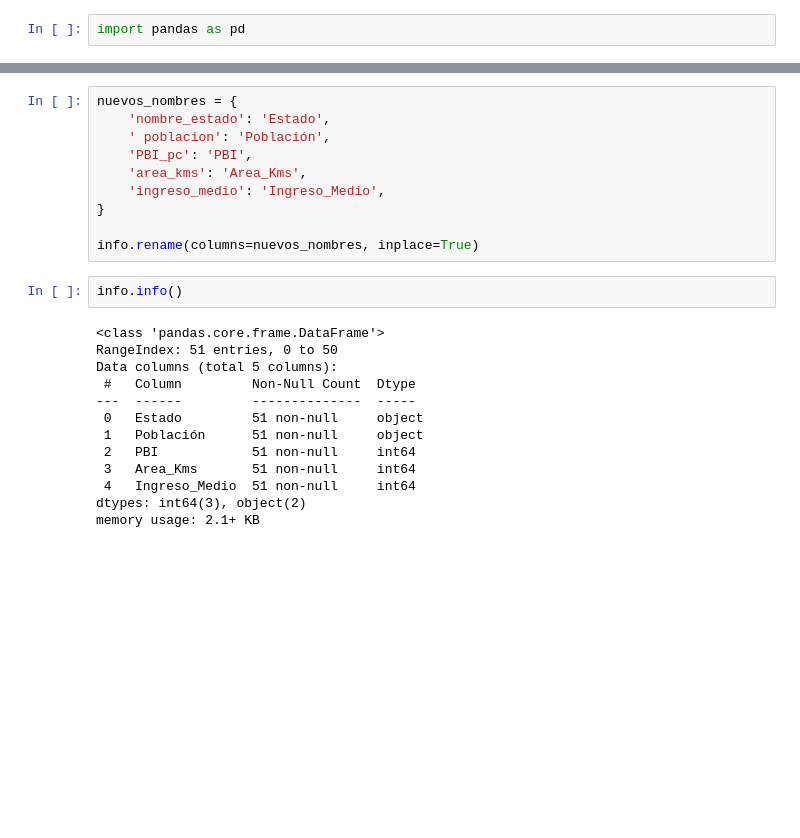
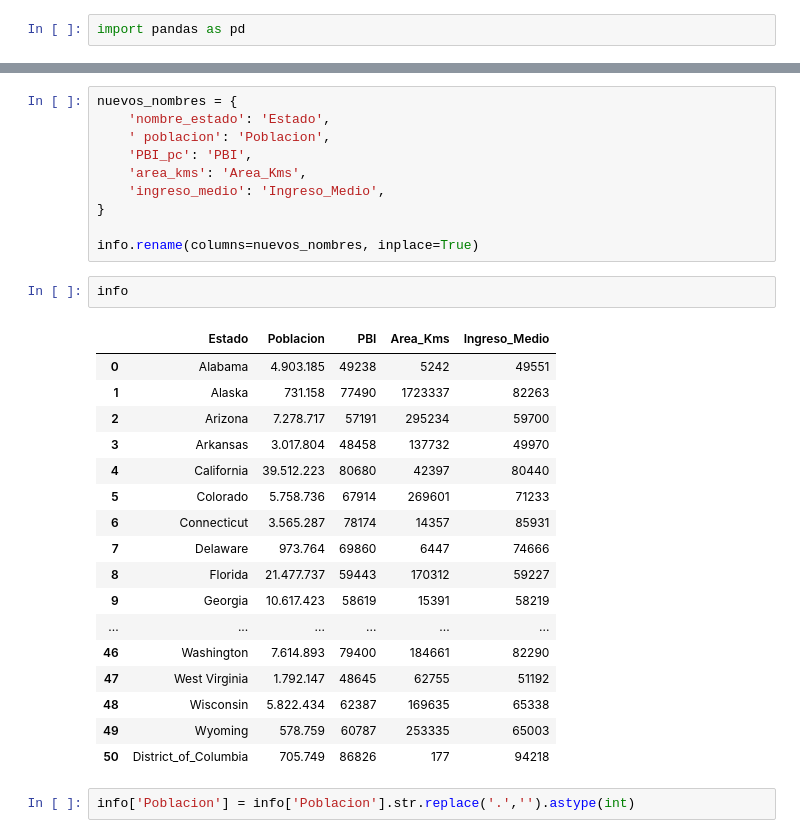
Before and after one commit to Marianopopov/Google_Yelp_Recommend, a Jupyter notebook: notebooks/ETL/etl_info_estados.ipynb, the cells around one changed output, grey strips where cells are left out. Cells and saved outputs as stored; diff of their text form; blank space fills up the shorter version.

```diff
--- a/notebooks/ETL/etl_info_estados.ipynb
+++ b/notebooks/ETL/etl_info_estados.ipynb
@@ -27,7 +27,7 @@ info
 # %%
 nuevos_nombres = {
     'nombre_estado': 'Estado',
-    ' poblacion': 'Población',
+    ' poblacion': 'Poblacion',
     'PBI_pc': 'PBI',
     'area_kms': 'Area_Kms',
     'ingreso_medio': 'Ingreso_Medio',
@@ -35,17 +35,24 @@ nuevos_nombres = {
 
 info.rename(columns=nuevos_nombres, inplace=True)
 # %%
-info.info()
+info
 # %% [output]
-<class 'pandas.core.frame.DataFrame'>
-RangeIndex: 51 entries, 0 to 50
-Data columns (total 5 columns):
- #   Column         Non-Null Count  Dtype
----  ------         --------------  -----
- 0   Estado         51 non-null     object
- 1   Población      51 non-null     object
- 2   PBI            51 non-null     int64
- 3   Area_Kms       51 non-null     int64
- 4   Ingreso_Medio  51 non-null     int64
-dtypes: int64(3), object(2)
-memory usage: 2.1+ KB
+|  | Estado | Poblacion | PBI | Area_Kms | Ingreso_Medio |
+| 0 | Alabama | 4.903.185 | 49238 | 5242 | 49551 |
+| 1 | Alaska | 731.158 | 77490 | 1723337 | 82263 |
+| 2 | Arizona | 7.278.717 | 57191 | 295234 | 59700 |
+| 3 | Arkansas | 3.017.804 | 48458 | 137732 | 49970 |
+| 4 | California | 39.512.223 | 80680 | 42397 | 80440 |
+| 5 | Colorado | 5.758.736 | 67914 | 269601 | 71233 |
+| 6 | Connecticut | 3.565.287 | 78174 | 14357 | 85931 |
+| 7 | Delaware | 973.764 | 69860 | 6447 | 74666 |
+| 8 | Florida | 21.477.737 | 59443 | 170312 | 59227 |
+| 9 | Georgia | 10.617.423 | 58619 | 15391 | 58219 |
+| ... | ... | ... | ... | ... | ... |
+| 46 | Washington | 7.614.893 | 79400 | 184661 | 82290 |
+| 47 | West Virginia | 1.792.147 | 48645 | 62755 | 51192 |
+| 48 | Wisconsin | 5.822.434 | 62387 | 169635 | 65338 |
+| 49 | Wyoming | 578.759 | 60787 | 253335 | 65003 |
+| 50 | District_of_Columbia | 705.749 | 86826 | 177 | 94218 |
+# %%
+info['Poblacion'] = info['Poblacion'].str.replace('.','').astype(int)
```
Also changed, not shown: parts of 5 cells of this notebook, 4 other files.
